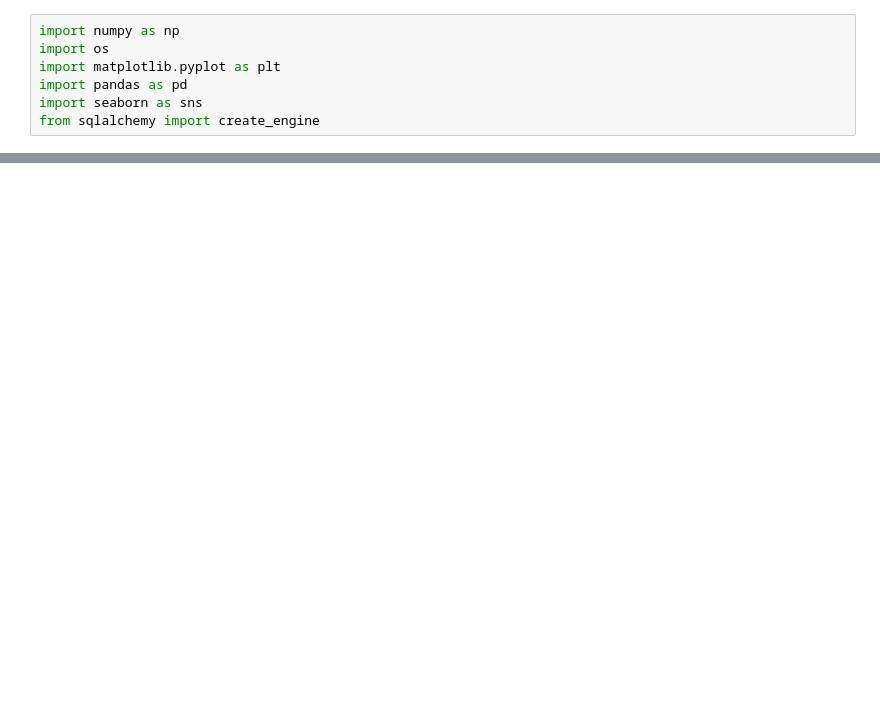
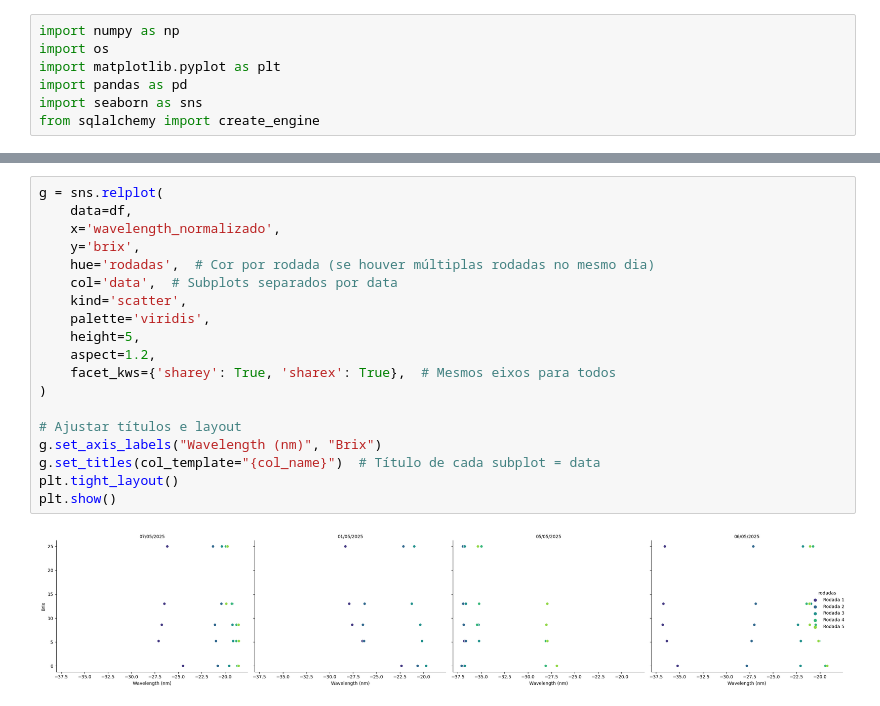
Before and after one commit to RenatoFaraco/Braggmeter-data-processing, a Jupyter notebook: notebooks/analise_dados_brutos.ipynb, the cells around one changed output, grey strips where cells are left out. Cells and saved outputs as stored; diff of their text form; blank space fills up the shorter version.

```diff
--- a/notebooks/analise_dados_brutos.ipynb
+++ b/notebooks/analise_dados_brutos.ipynb
@@ -62,0 +81,21 @@ df_teste.head()
+# %%
+g = sns.relplot(
+    data=df,
+    x='wavelength_normalizado',
+    y='brix',
+    hue='rodadas',  # Cor por rodada (se houver múltiplas rodadas no mesmo dia)
+    col='data',  # Subplots separados por data
+    kind='scatter',
+    palette='viridis',
+    height=5,
+    aspect=1.2,
+    facet_kws={'sharey': True, 'sharex': True},  # Mesmos eixos para todos
+)
+
+# Ajustar títulos e layout
+g.set_axis_labels("Wavelength (nm)", "Brix")
+g.set_titles(col_template="{col_name}")  # Título de cada subplot = data
+plt.tight_layout()
+plt.show()
+# %% [output]
+[figure, added]
```
Also changed, not shown: parts of 20 cells of this notebook.
